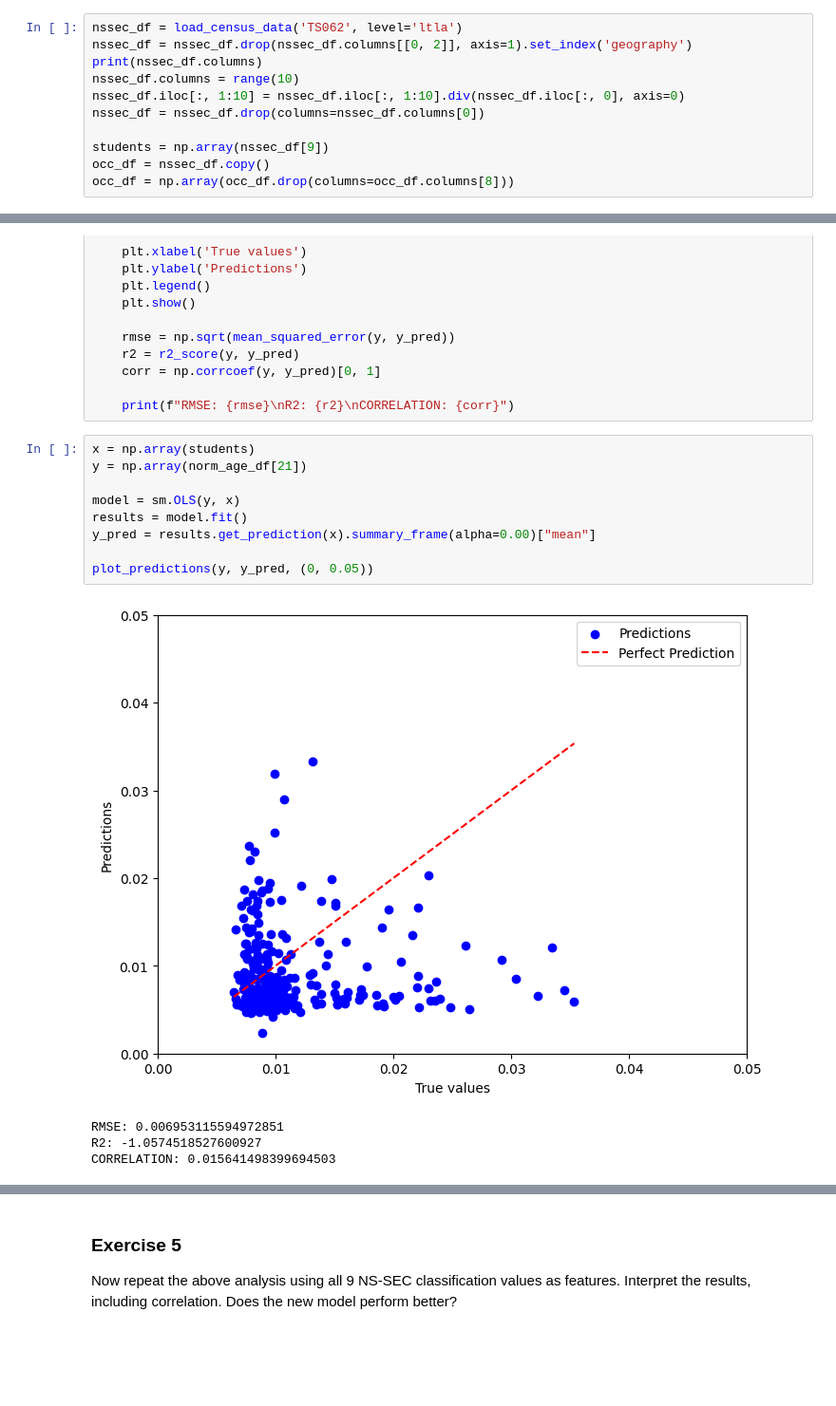
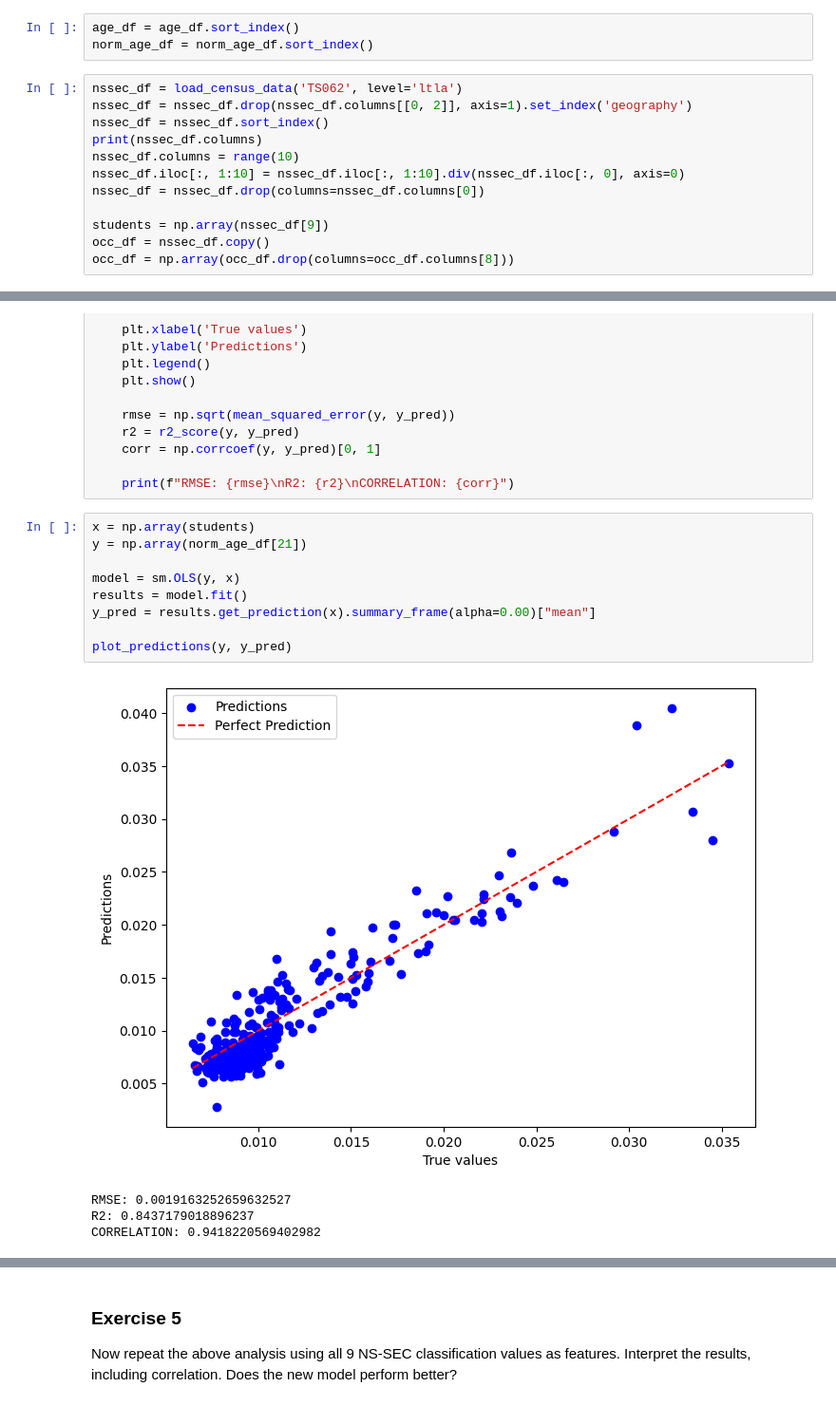
Before and after one commit to sdenyskov/sd995_ads_2024, a Jupyter notebook: notebooks/03-address_glm.ipynb, the cells around one changed output, grey strips where cells are left out. Shown at 95% size. Cells and saved outputs as stored; diff of their text form; blank space fills up the shorter version.

```diff
--- a/notebooks/03-address_glm.ipynb
+++ b/notebooks/03-address_glm.ipynb
@@ -908,9 +908,13 @@ Write your answer to Exercise 4 here
 download_census_data('TS062')
 # %% [output]
 Files already exist at: census2021-ts062.
+# %%
+age_df = age_df.sort_index()
+norm_age_df = norm_age_df.sort_index()
 # %%
 nssec_df = load_census_data('TS062', level='ltla')
 nssec_df = nssec_df.drop(nssec_df.columns[[0, 2]], axis=1).set_index('geography')
+nssec_df = nssec_df.sort_index()
 print(nssec_df.columns)
 nssec_df.columns = range(10)
 nssec_df.iloc[:, 1:10] = nssec_df.iloc[:, 1:10].div(nssec_df.iloc[:, 0], axis=0)
@@ -958,14 +962,14 @@ def plot_predictions(y, y_pred, limits = None):
 # %%
 x = np.array(students)
 y = np.array(norm_age_df[21])
 
 model = sm.OLS(y, x)
 results = model.fit()
 y_pred = results.get_prediction(x).summary_frame(alpha=0.00)["mean"]
 
-plot_predictions(y, y_pred, (0, 0.05))
+plot_predictions(y, y_pred)
 # %% [output]
-[figure, old version]
+[figure, new version]
-RMSE: 0.006953115594972851
-R2: -1.0574518527600927
-CORRELATION: 0.015641498399694503
+RMSE: 0.0019163252659632527
+R2: 0.8437179018896237
+CORRELATION: 0.9418220569402982
```
Also changed, not shown: parts of 10 cells of this notebook.
